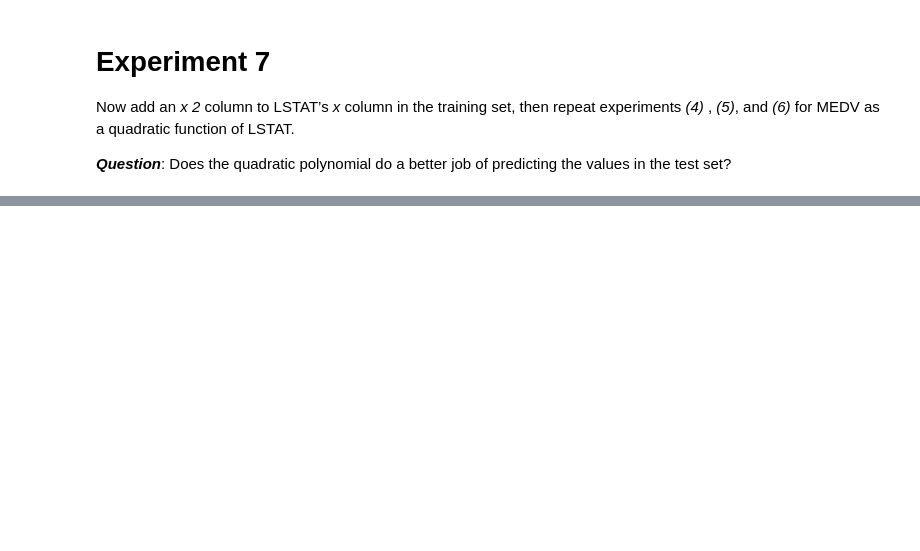
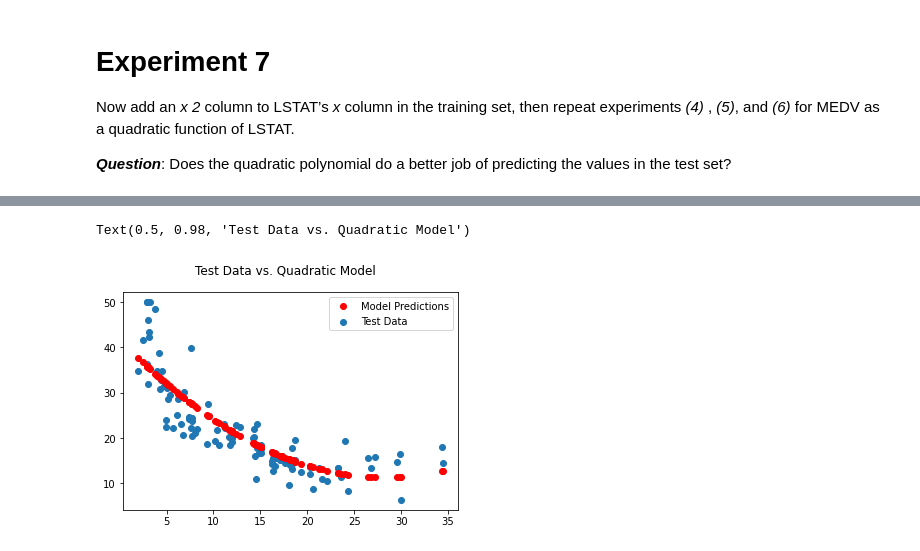
Before and after one commit to BrandonXue/cpsc-483-p2, a Jupyter notebook: cpsc_483_p2.ipynb, the cells around one changed output, grey strips where cells are left out. Cells and saved outputs as stored; diff of their text form; code cells hidden in the pictures; blank space fills up the shorter version.

```diff
--- a/cpsc_483_p2.ipynb
+++ b/cpsc_483_p2.ipynb
@@ -328,0 +440,72 @@ Now add an *x 2* column to LSTAT’s *x* column in the training set, then repeat
+# %%
+
+# Experiment 7-6
+
+
+
+# Build the testing matrix
+x_lstat_testing = np.array(boston_testing_set["LSTAT"])  # Pull LSTAT from testing
+x_squared_lstat_testing = x_lstat_testing**2
+X_lstat_quadratic_testing = np.hstack((
+   np.ones_like(x_lstat_testing.reshape(x_lstat_testing.shape[0], 1)),
+    x_lstat_testing.reshape(x_lstat_testing.shape[0], 1),
+    x_squared_lstat_testing.reshape(x_squared_lstat_testing.shape[0], 1)
+))
+# print("X_lstat_quadratic_testing: ", X_lstat_quadratic_testing)
+print("X_lstat_quadratic_testing shape:", X_lstat_quadratic_testing.shape)
+print()
+
+#
+predictions_lstat_quadratic_testing = np.dot(X_lstat_quadratic_testing, lstat_quadratic_weights)
+print("predictions_lstat_quadratic_testing shape:", predictions_lstat_quadratic_testing.shape)
+
+# TODO: Is there a more numpy-y way to do this?
+print("boston_testing_set.TARGET:", boston_testing_set.TARGET)
+print("boston_testing_set.TARGET shape:", boston_testing_set.TARGET.shape)
+graph_x = []
+graph_t = []
+graph_y = []  # Build the graph as we traverse the predictions, to be sure we're pulling correct values
+error_temp_sum = 0
+for n in range(len(predictions_lstat_quadratic_testing)):
+
+    lstat = boston_testing_set.LSTAT.iloc[n]
+    graph_x.append(lstat)
+
+    t = boston_testing_set.TARGET.iloc[n]
+    graph_t.append(t)
+
+    y = predictions_lstat_quadratic_testing[n]
+    graph_y.append(y)
+
+    error_squared = (t - y)**2
+    error_temp_sum += error_squared
+
+    # print("Prediction:", y)
+    # print("Actual:", t)
+    # print("Error Squared:", error_squared)
+    # print()
+
+mean_squared_error_quadratic = error_temp_sum / len(predictions_lstat_quadratic_testing)
+print("MSE for the quadratic model:", mean_squared_error_quadratic)
+print()
+
+print()
+print()
+print("*** Just a recap:")
+print("MSE of Linear:", mean_squared_error_linear)
+print("MSE of Quadratic:", mean_squared_error_quadratic)
+print()
+
+
+# Just for extra confidence, show a graph of the test data
+fig, ax = plt.subplots()
+ax.scatter(graph_x, graph_t, label="Test Data")
+ax.plot(
+    graph_x,
+    graph_y,
+    'ro',  # Lines don't work with this I guess, so using more dots hurrayyyy
+    label='Model Predictions'
+)
+ax.legend()
+fig.suptitle("Test Data vs. Quadratic Model")
+# %% [output]
@@ -328,0 +529,2 @@ Now add an *x 2* column to LSTAT’s *x* column in the training set, then repeat
+Text(0.5, 0.98, 'Test Data vs. Quadratic Model')
+[figure, added]
```
Also changed, not shown: parts of 13 cells of this notebook.
